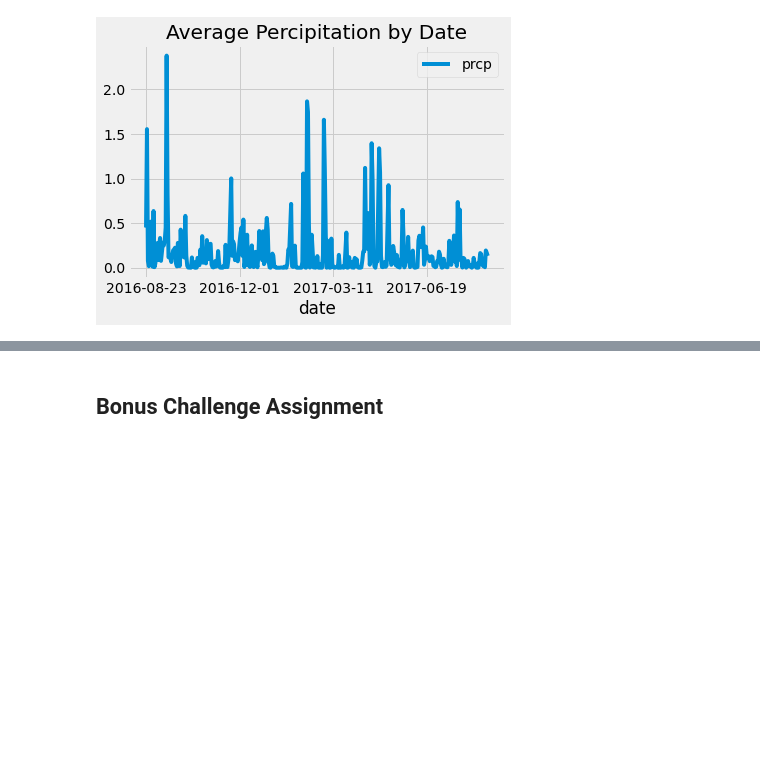
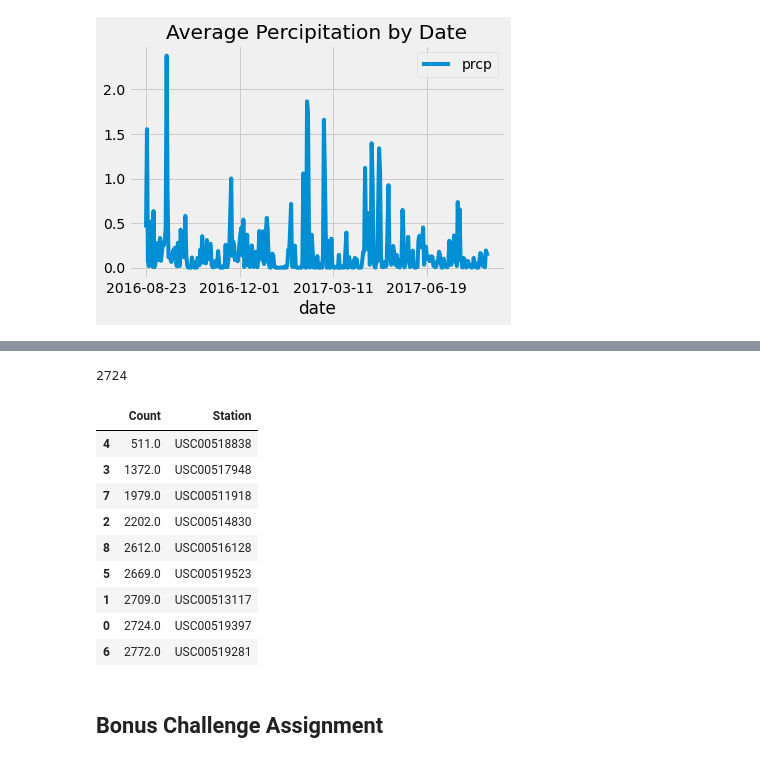
Before and after one commit to RinerAlexander/sqlalchemy-challenge, a Jupyter notebook: climate_starter.ipynb, the cells around one changed output, grey strips where cells are left out. Saved outputs shown, nothing was run; the diff lists cells and outputs as text; code cells hidden in the pictures; blank space fills up the shorter version.

Commit message:
Stations counted and sorted

```diff
--- a/climate_starter.ipynb
+++ b/climate_starter.ipynb
@@ -89,0 +105,5 @@ Percipitation Maximum 6.7
+# %%
+statList=[]
+for station in session.query(stat.station):
+    statList.append(station)
+statList
@@ -90,6 +120,29 @@ Percipitation Maximum 6.7
+# %%
+session.query(meas).filter(meas.station=='USC00519397').count()
+# %% [output]
+2724
 # %%
 # What are the most active stations? (i.e. what stations have the most rows)?
 # List the stations and the counts in descending order.
+stationCount=pd.DataFrame()
+for station in statList:
+
+    count=session.query(meas).filter(meas.station==station[0]).count()
+
+    stationCount=stationCount.append({"Station":station[0],"Count":count},ignore_index=True)
+
+stationCount.sort_values("Count",desc=Tr)
+# %% [output]
+|  | Count | Station |
+| 4 | 511.0 | USC00518838 |
+| 3 | 1372.0 | USC00517948 |
+| 7 | 1979.0 | USC00511918 |
+| 2 | 2202.0 | USC00514830 |
+| 8 | 2612.0 | USC00516128 |
+| 5 | 2669.0 | USC00519523 |
+| 1 | 2709.0 | USC00513117 |
+| 0 | 2724.0 | USC00519397 |
+| 6 | 2772.0 | USC00519281 |
 # %%
 # Using the station id from the previous query, calculate the lowest temperature recorded,
 # highest temperature recorded, and average temperature of the most active station?
```
Also changed, not shown: parts of 4 cells of this notebook.
